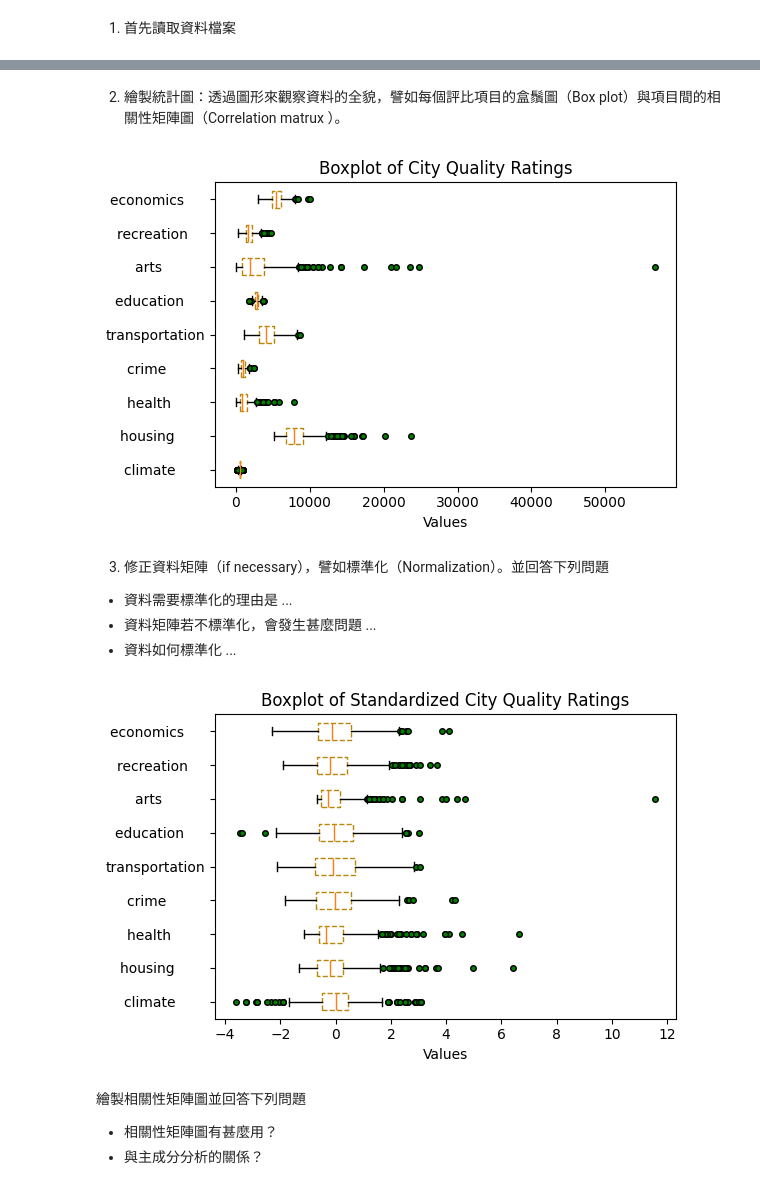
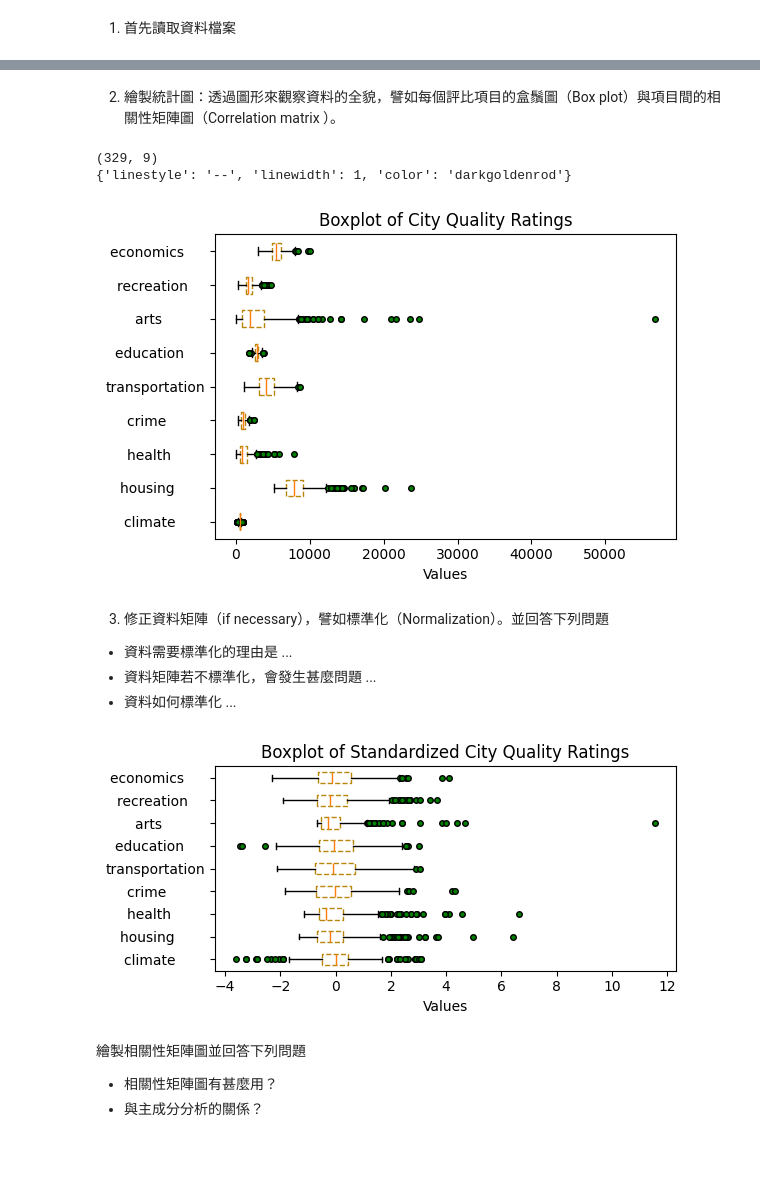
Before and after one commit to Yu-Chia-Lei/shallow-machine-learning, a Jupyter notebook: week1/PCA_tutorial.ipynb, the cells around one changed output, grey strips where cells are left out. Cells and saved outputs as stored; diff of their text form; code cells hidden in the pictures; blank space fills up the shorter version.

```diff
--- a/week1/PCA_tutorial.ipynb
+++ b/week1/PCA_tutorial.ipynb
@@ -59,14 +44,14 @@ memory usage: 23.3 KB
 # %% [markdown]
-2. 繪製統計圖：透過圖形來觀察資料的全貌，譬如每個評比項目的盒鬚圖（Box plot）與項目間的相關性矩陣圖（Correlation matrux ）。
+2. 繪製統計圖：透過圖形來觀察資料的全貌，譬如每個評比項目的盒鬚圖（Box plot）與項目間的相關性矩陣圖（Correlation matrix ）。
 # %%
-import matplotlib.pyplot as plt
-import numpy as np
-
 ratings = np.array(df)
+print(ratings.shape)
 categories = df.columns
 
 fig, ax = plt.subplots(figsize = (6, 4))
 boxprops = dict(linestyle = '--', linewidth = 1, color = 'darkgoldenrod')
+print(boxprops)
+
 flierprops = dict(marker='o', markerfacecolor = 'green',
     markersize = 4, linestyle = 'none')
 
@@ -77,6 +62,8 @@ ax.set_title('Boxplot of City Quality Ratings')
 plt.tight_layout()
 plt.show()
 # %% [output]
+(329, 9)
+{'linestyle': '--', 'linewidth': 1, 'color': 'darkgoldenrod'}
 [figure]
 # %% [markdown]
 3. 修正資料矩陣（if necessary），譬如標準化（Normalization）。並回答下列問題
@@ -85,27 +72,25 @@ plt.show()
 - 資料矩陣若不標準化，會發生甚麼問題 ...
 - 資料如何標準化 ...
 # %%
-from sklearn.preprocessing import StandardScaler
-
-scaler = StandardScaler() # 建立標準化工具
+scaler = StandardScaler()
 # Compute the mean and std to be used for later scaling.
 scaler.fit(ratings)
 # Apply standardization to dataset.
 ratings_ = scaler.transform(ratings)
 
-fig, ax = plt.subplots(figsize = (6, 4))
+fig, ax = plt.subplots(figsize = (6, 3))
 boxprops = dict(linestyle = '--', linewidth = 1, color = 'darkgoldenrod')
 flierprops = dict(marker='o', markerfacecolor = 'green',
     markersize = 4, linestyle = 'none')
 
 ax.boxplot(ratings_, boxprops = boxprops, flierprops = flierprops, \
     tick_labels = categories, vert = False)
 ax.set_xlabel('Values')
 ax.set_title('Boxplot of Standardized City Quality Ratings')
 plt.tight_layout()
 plt.show()
 # %% [output]
-[figure, old version]
+[figure, new version]
 # %% [markdown]
 繪製相關性矩陣圖並回答下列問題
 
```
Also changed, not shown: parts of 37 cells of this notebook, 5 other files.
